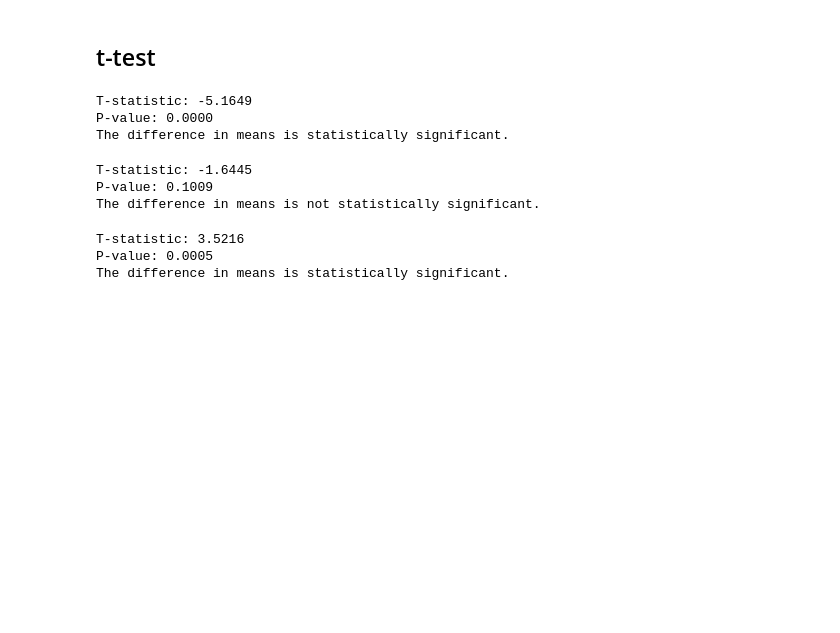
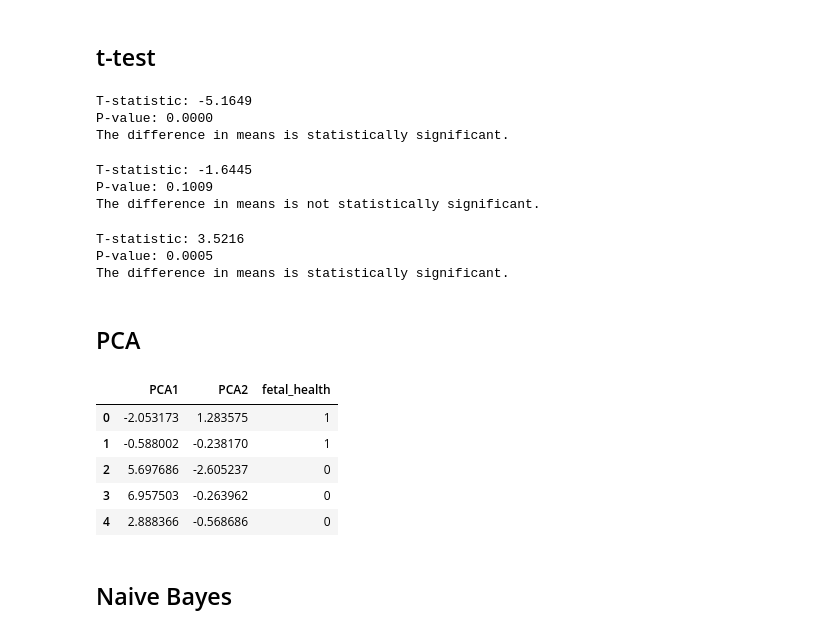
Before and after one commit to Manaya20/Fetal_Health_Classification, a Jupyter notebook: Fetal.ipynb, the cells around one changed output. Drawn from its saved outputs; the diff is of its cells as text; code cells hidden in the pictures; blank space fills up the shorter version.

Commit message:
🎨 : add PCA, Naive Bayes, and Support Vector Machine models

```diff
--- a/Fetal.ipynb
+++ b/Fetal.ipynb
@@ -343,3 +348,22 @@ else:
 T-statistic: 3.5216
 P-value: 0.0005
 The difference in means is statistically significant.
+# %% [markdown]
+## PCA
+# %%
+scaler = StandardScaler()
+X_scaled = scaler.fit_transform(X)
+pca = PCA(n_components=2)
+X_pca = pca.fit_transform(X_scaled)
+pca_df = pd.DataFrame(X_pca, columns=['PCA1', 'PCA2'])
+pca_df['fetal_health'] = y.values
+pca_df.head()
+# %% [output]
+|  | PCA1 | PCA2 | fetal_health |
+| 0 | -2.053173 | 1.283575 | 1 |
+| 1 | -0.588002 | -0.238170 | 1 |
+| 2 | 5.697686 | -2.605237 | 0 |
+| 3 | 6.957503 | -0.263962 | 0 |
+| 4 | 2.888366 | -0.568686 | 0 |
+# %% [markdown]
+## Naive Bayes
```
Also changed, not shown: parts of 4 cells of this notebook.
